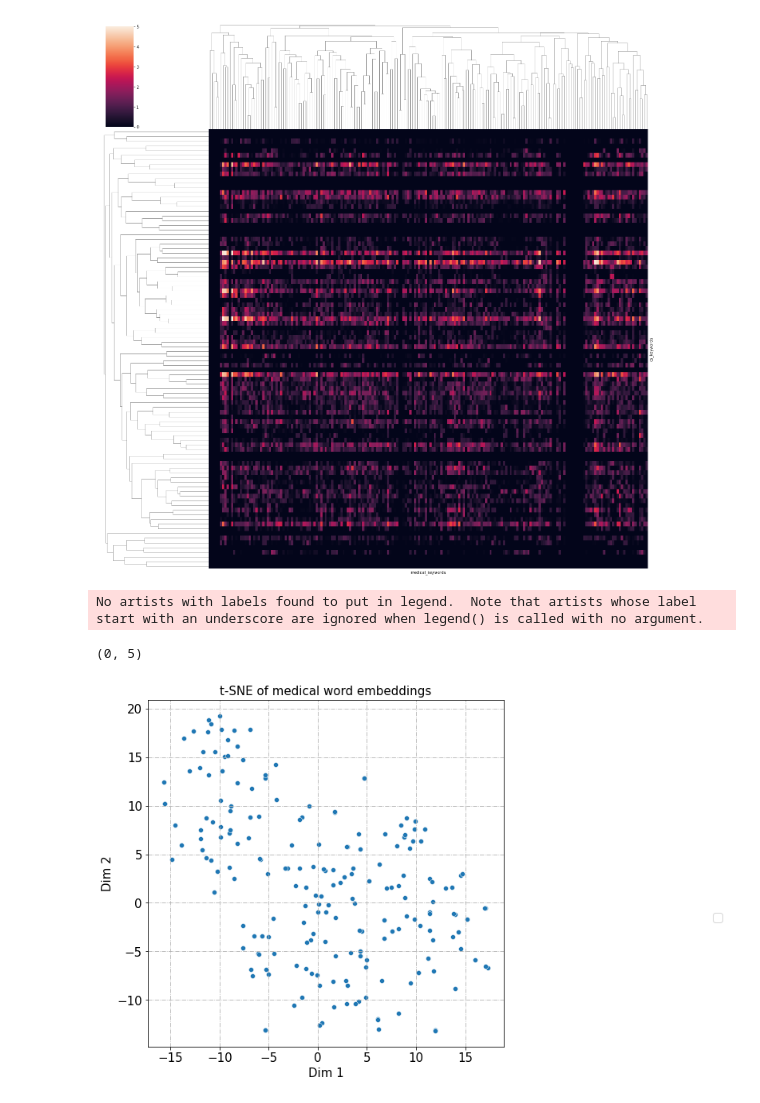
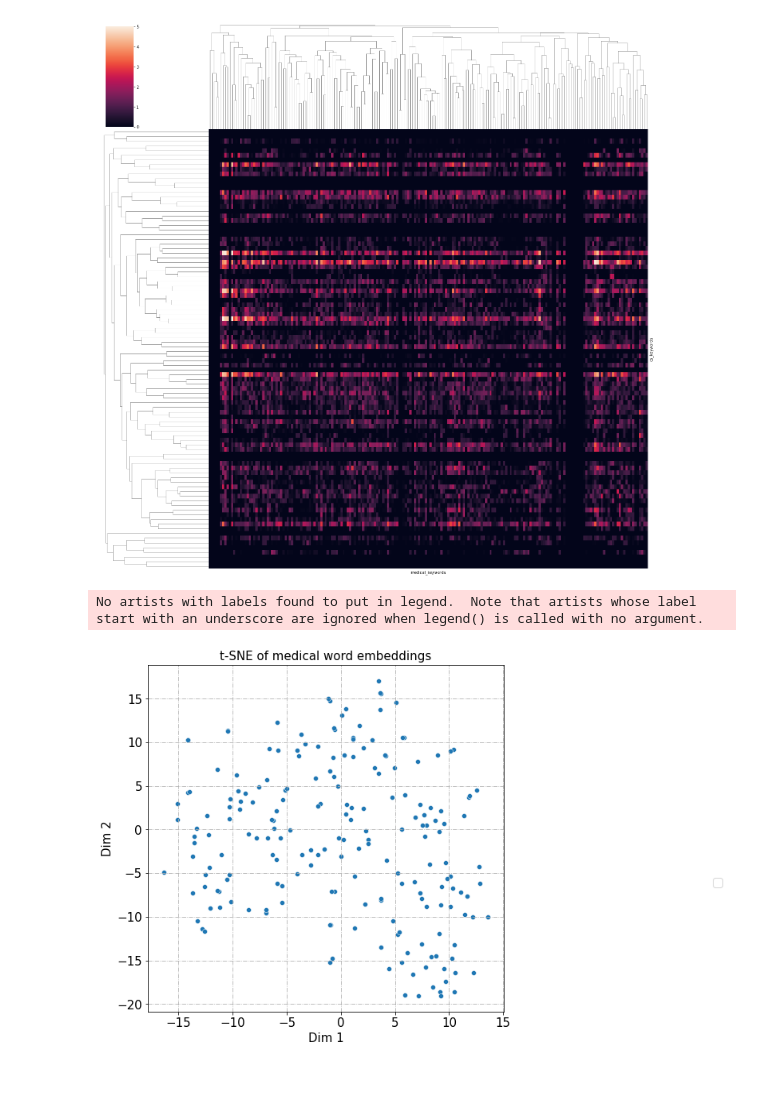
Before and after one commit to jiashenggu/ai_in_bio, a Jupyter notebook: pubmed_figure_2022.ipynb, the cells around one changed output. Drawn from its saved outputs; the diff is of its cells as text; code cells hidden in the pictures.

Commit message:
tsne update

```diff
--- a/pubmed_figure_2022.ipynb
+++ b/pubmed_figure_2022.ipynb
@@ -435,23 +433,25 @@ df_tsne['words'] = words
 # %%
-import matplotlib.pyplot as plt
-import seaborn as sns
+df_tsne = pd.concat([df_cs, df_medical])
+df_tsne.columns = ['dim_1', 'dim_2', 'class']
+df_tsne['words'] = words
+
+
 # keyword = 'cancer'
 # df_tsne['class'] = df_tsne.apply(lambda x: keyword if keyword in x['words'] else x['class'], axis=1)
 plt.figure(figsize=(8, 8))
 plt.title("t-SNE of medical word embeddings", fontsize=15)
 plt.legend(loc=8, bbox_to_anchor=(1.6, 0.34), fontsize=15)
 plt.xticks(fontsize=15)
 plt.yticks(fontsize=15)
 plt.xlabel("Dim 1", fontsize=15)
 plt.ylabel("Dim 2", fontsize=15)
 plt.grid(linestyle = '-.')
 # sns.scatterplot(data=df_tsne[np.where((df_tsne['class']==keyword) | (df_tsne['class']=='medical'), True, False)], hue='class', x='dim_1', y='dim_2')
 sns.scatterplot(data=df_tsne[np.where((df_tsne['class']=='medical'), True, False)], x='dim_1', y='dim_2')
 # plt.show()
 plt.savefig("picture/tsne_medical.png", bbox_inches = 'tight')
-(0, 5)
+# (5:10, 0:5)
 # %% [output]
 No artists with labels found to put in legend.  Note that artists whose label start with an underscore are ignored when legend() is called with no argument.
-(0, 5)
-[figure, old version]
+[figure, new version]
 # %%
```
Also changed, not shown: parts of 3 cells of this notebook, 2 other files.
